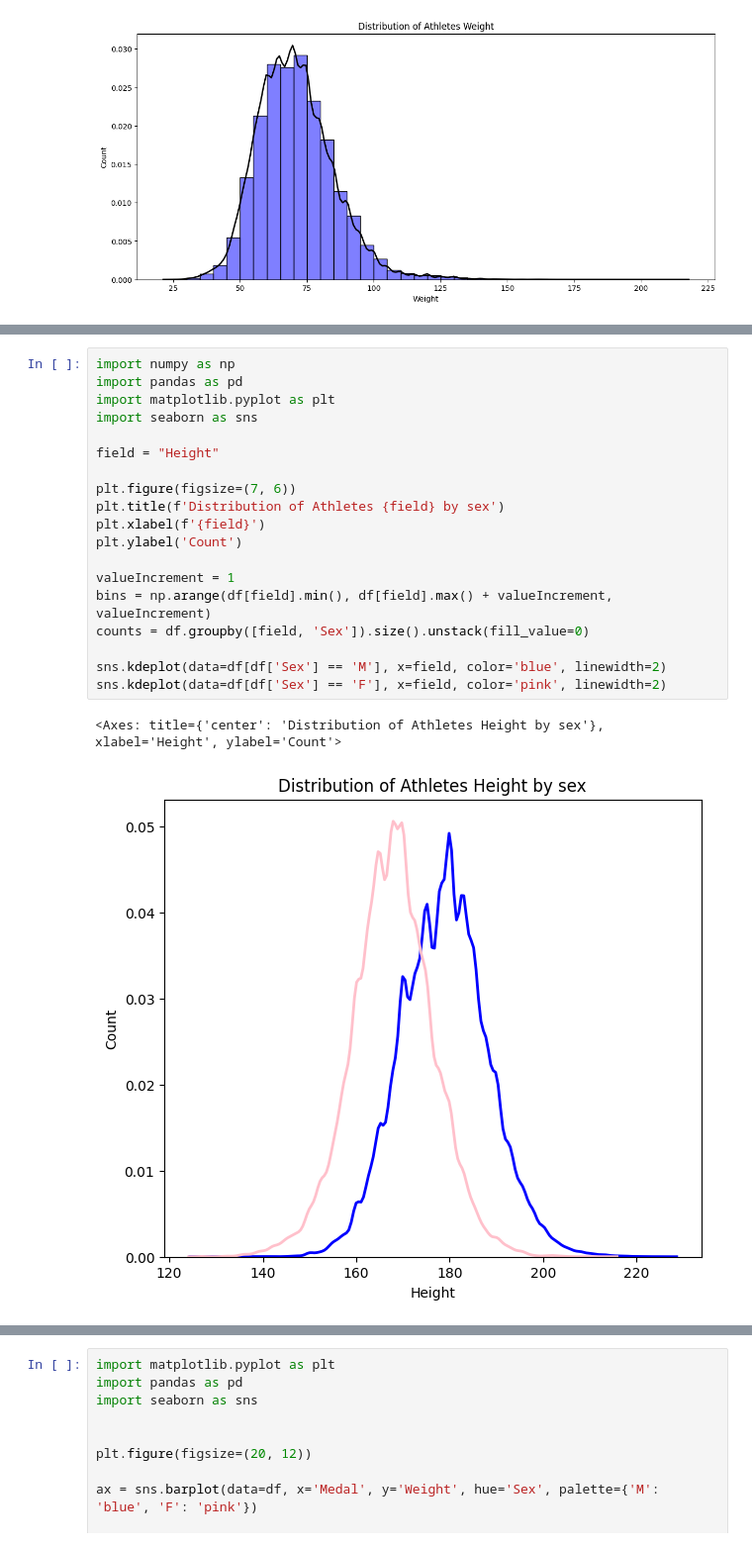
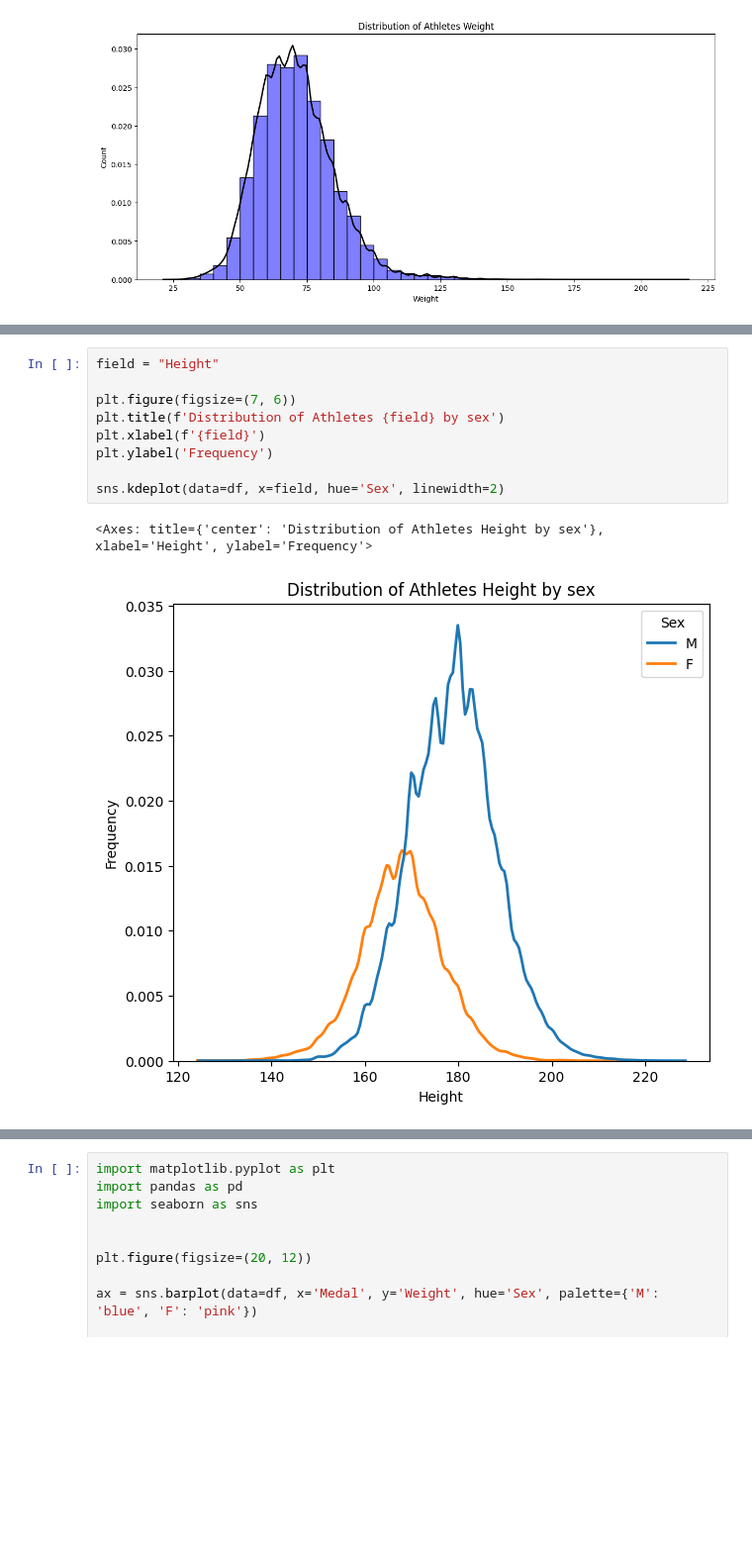
Before and after one commit to llllyyyynnnn/DataVisualisationProject, a Jupyter notebook: assignment/assignment.ipynb, the cells around one changed output, grey strips where cells are left out. Shown at 99% size. Saved outputs shown, nothing was run; the diff lists cells and outputs as text; blank space fills up the shorter version.

```diff
--- a/assignment/assignment.ipynb
+++ b/assignment/assignment.ipynb
@@ -839,27 +841,17 @@ Create a visualization showing the height distribution (counts, frequencies) of
 
 </details>
 # %%
-import numpy as np
-import pandas as pd
-import matplotlib.pyplot as plt
-import seaborn as sns
-
 field = "Height"
 
 plt.figure(figsize=(7, 6))
 plt.title(f'Distribution of Athletes {field} by sex')
 plt.xlabel(f'{field}')
-plt.ylabel('Count')
+plt.ylabel('Frequency')
 
-valueIncrement = 1
-bins = np.arange(df[field].min(), df[field].max() + valueIncrement, valueIncrement)
-counts = df.groupby([field, 'Sex']).size().unstack(fill_value=0)
-
-sns.kdeplot(data=df[df['Sex'] == 'M'], x=field, color='blue', linewidth=2)
-sns.kdeplot(data=df[df['Sex'] == 'F'], x=field, color='pink', linewidth=2)
+sns.kdeplot(data=df, x=field, hue='Sex', linewidth=2)
 # %% [output]
-<Axes: title={'center': 'Distribution of Athletes Height by sex'}, xlabel='Height', ylabel='Count'>
+<Axes: title={'center': 'Distribution of Athletes Height by sex'}, xlabel='Height', ylabel='Frequency'>
-[figure, old version]
+[figure, new version]
 # %% [markdown]
 ---
 ## Task 3.6 Visualize the Height per Type of Medal for Male and Female Athletes
```
Also changed, not shown: parts of 3 cells of this notebook.
